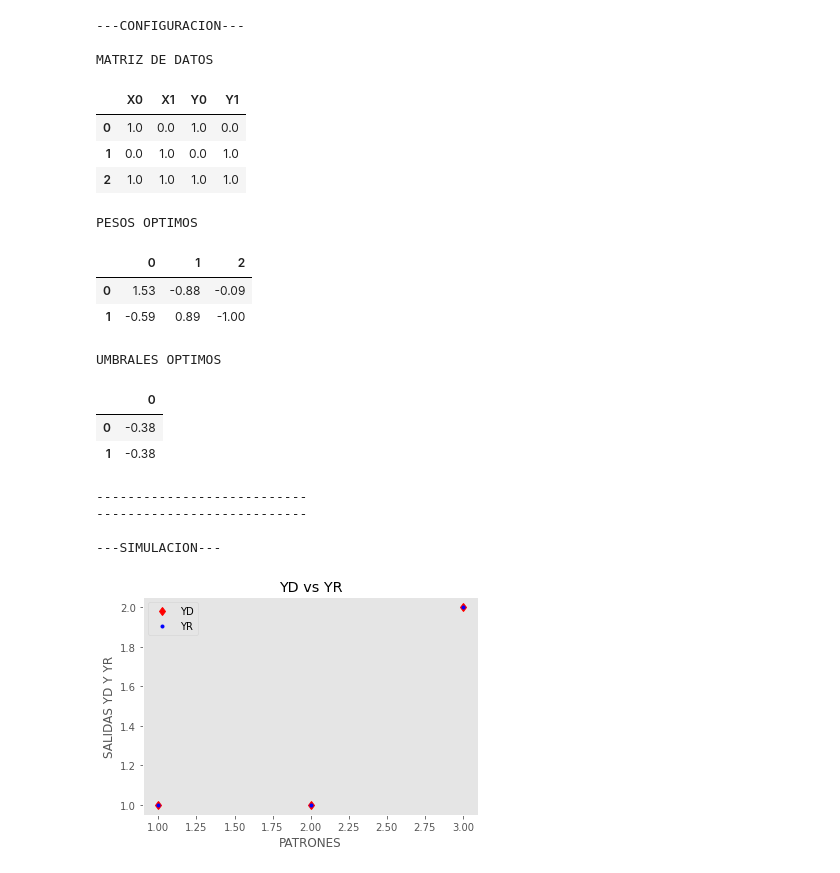
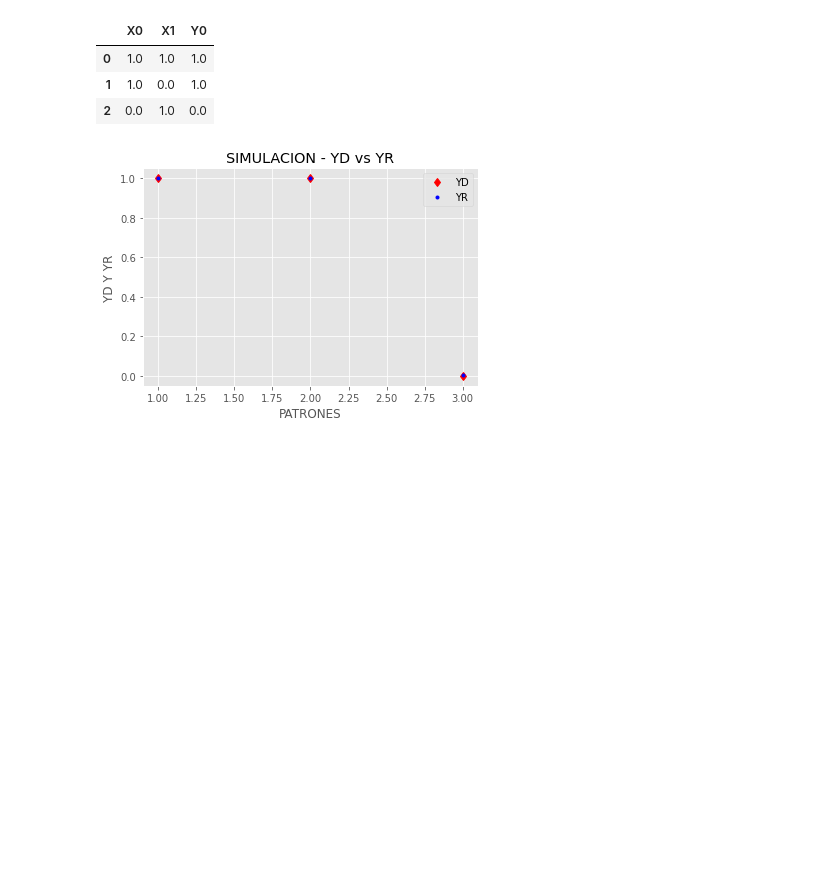
Before and after one commit to ArnoldFrb/PERCEPTRON_UNICAPA, a Jupyter notebook: PERCEPTRON.ipynb, the cells around one changed output. Saved outputs shown, nothing was run; the diff lists cells and outputs as text; code cells hidden in the pictures; blank space fills up the shorter version.

```diff
--- a/PERCEPTRON.ipynb
+++ b/PERCEPTRON.ipynb
@@ -82,41 +47,14 @@ FUNCIONES DE SALIDA
-# %%
-from ConfigSimulacion import *
-
-# NOMBRE DEL ARCHIVO DE ENTRADAS
-ARCHIVO_ENTRADA = 'ENTRADAS.TXT'
-
-# NOMBRE DEL ARCHIVO DE SALIDAS
-ARCHIVO_SALIDA = 'SALIDAS.TXT'
-
-# ENTRENAMIENTO QUE DESEA SIMULAR
-ENTRENAMIENTO = 'EJEMPLO_1'
-
-# NOMBRE DEL ENTRENAMIENTO QUE DESEA SIMULAR
-NOMBRE_DEL_ENTRENAMIENTO = 'EJEMPLO_1'
-
-# FUNCION DE SALIDA PARA EL ENTRENAMIENTO
-FUNCION_SALIDA = 1
-
-cfs = ConfigSimulacion(ARCHIVO_ENTRADA, ARCHIVO_SALIDA, ENTRENAMIENTO, NOMBRE_DEL_ENTRENAMIENTO, FUNCION_SALIDA)
-cfs.SIMULACION()
-# %% [output]
----CONFIGURACION---
-
-MATRIZ DE DATOS
-|  | X0 | X1 | Y0 | Y1 |
-| 0 | 1.0 | 0.0 | 1.0 | 0.0 |
-| 1 | 0.0 | 1.0 | 0.0 | 1.0 |
-| 2 | 1.0 | 1.0 | 1.0 | 1.0 |
-PESOS OPTIMOS
-|  | 0 | 1 | 2 |
-| 0 | 1.53 | -0.88 | -0.09 |
-| 1 | -0.59 | 0.89 | -1.00 |
-UMBRALES OPTIMOS
-|  | 0 |
-| 0 | -0.38 |
-| 1 | -0.38 |
----------------------------
----------------------------
-
----SIMULACION---
-[figure, removed]
+# %%
+from ConfigSimulacion import *
+
+# ENTRENAMIENTO QUE DESEA REALIZAR DE LA CARPETA DATA
+ENTRENAMIENTO = 'FUNCION_2'
+
+cfs = ConfigSimulacion(ENTRENAMIENTO)
+cfs.SIMULACION()
+# %% [output]
+|  | X0 | X1 | Y0 |
+| 0 | 1.0 | 1.0 | 1.0 |
+| 1 | 1.0 | 0.0 | 1.0 |
+| 2 | 0.0 | 1.0 | 0.0 |
+[figure, added]
```
Also changed, not shown: parts of 3 cells of this notebook, 56 other files.
